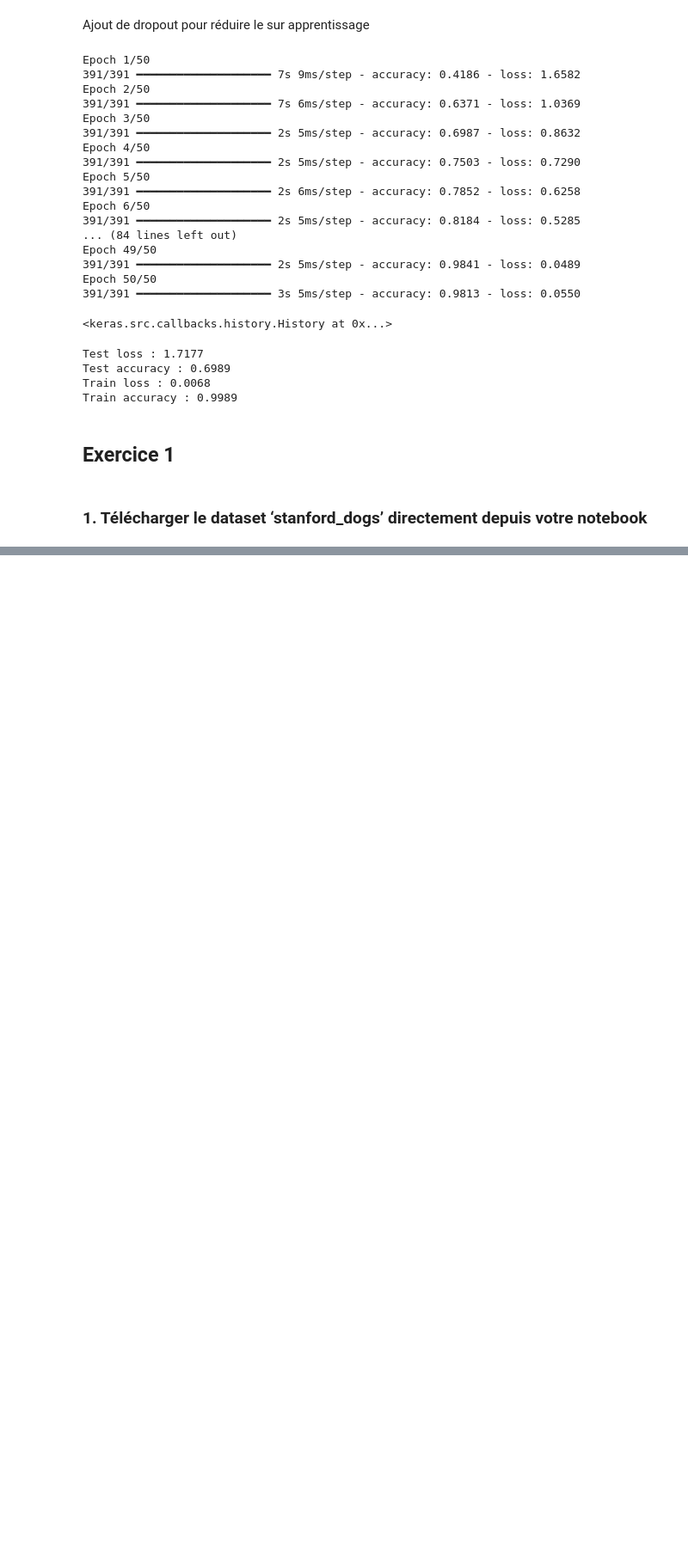
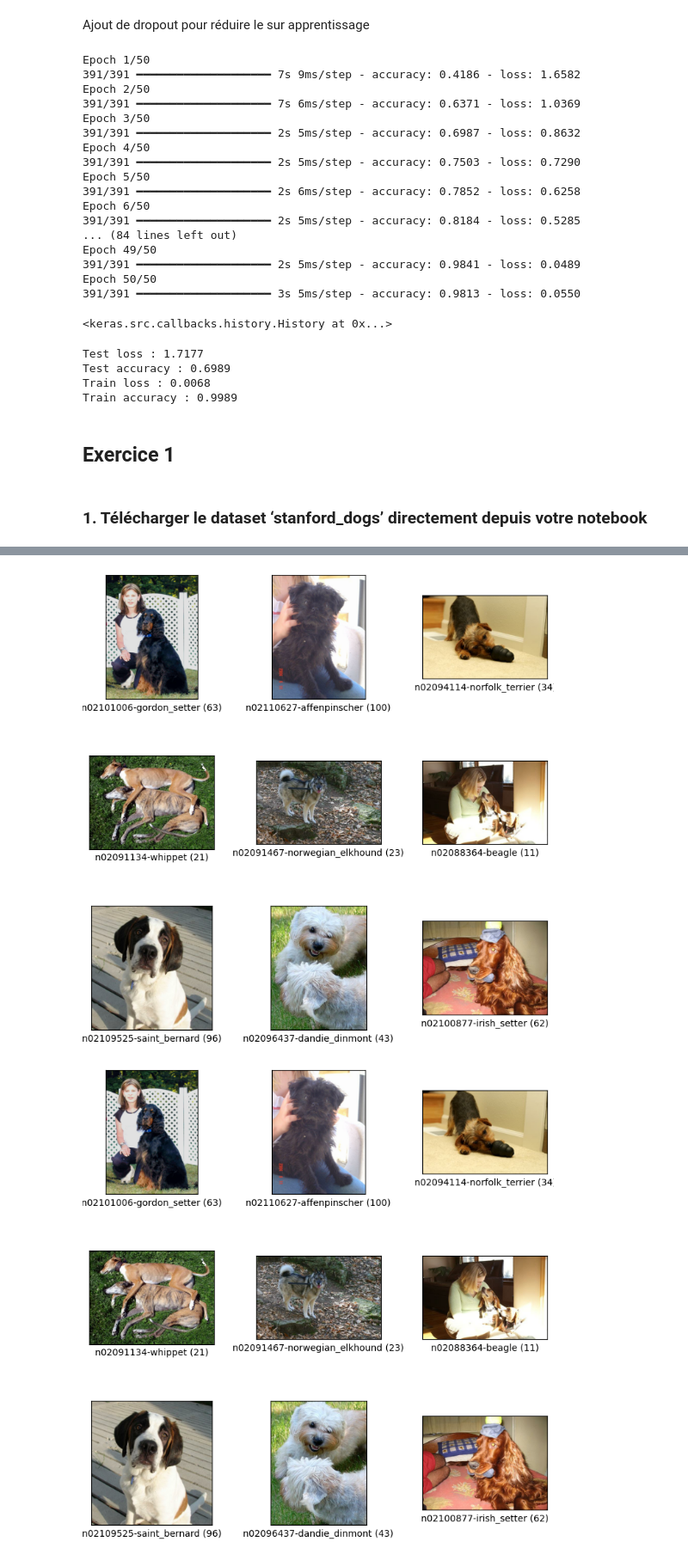
Before and after one commit to Angel0503/DeepLearning, a Jupyter notebook: Convolution/TD2.ipynb, the cells around one changed output, grey strips where cells are left out. Shown at 86% size. Drawn from its saved outputs; the diff is of its cells as text; code cells hidden in the pictures; blank space fills up the shorter version.

```diff
--- a/Convolution/TD2.ipynb
+++ b/Convolution/TD2.ipynb
@@ -157,0 +196,5 @@ ClassLabel(shape=(), dtype=int64, num_classes=120)
+# %%
+tfds.visualization.show_examples(train_set, dataset_info)
+# %% [output]
+[figure, added]
+[figure, added]
```
Also changed, not shown: parts of 12 cells of this notebook.
